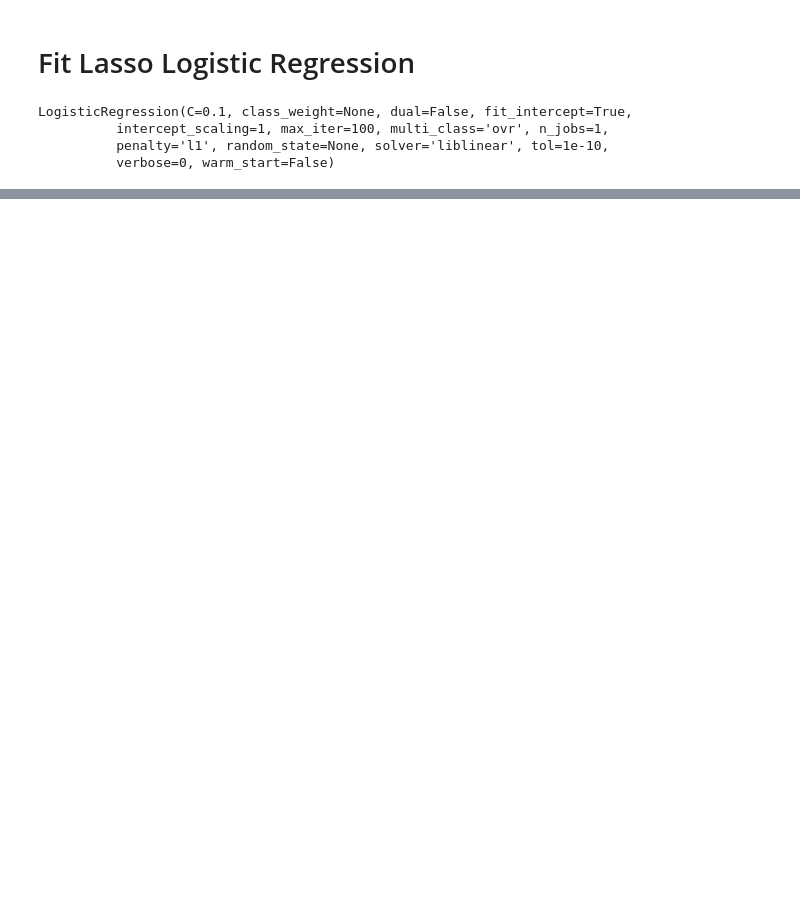
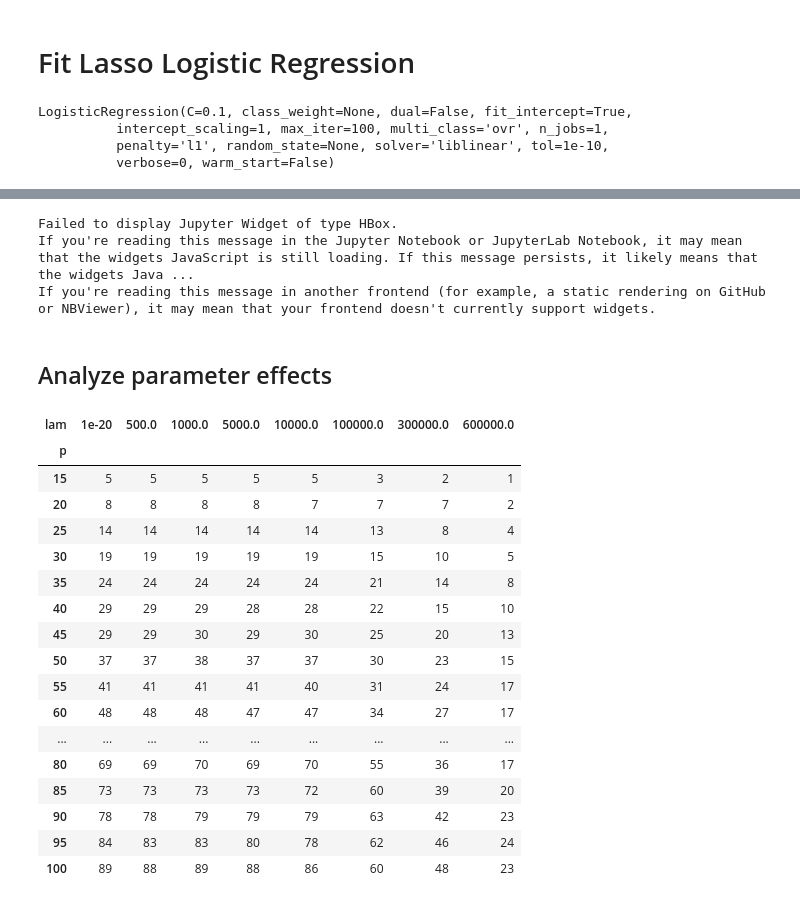
Before and after one commit to frtennis1/stat244-project, a Jupyter notebook: Lasso Model Selection.ipynb, the cells around one changed output, grey strips where cells are left out. Drawn from its saved outputs; the diff is of its cells as text; code cells hidden in the pictures; blank space fills up the shorter version.

```diff
--- a/Lasso Model Selection.ipynb
+++ b/Lasso Model Selection.ipynb
@@ -56,0 +57,20 @@ array([ -9.06879332e-01,  -1.53906227e+00,   1.37243743e-02,
+# %%
+def get_lasso_stats(X, y, lam=.1):
+    n, p = X.shape
+    small_beta = beta[:p]
+    logistic = LogisticRegression(penalty='l1', C=1/lam*n)
+    logistic.fit(X, y)
+    fit_coeffs = logistic.coef_.flatten()
+
+    res = {}
+
+    res['p'] = p
+    res['n'] = n
+    res['lam'] = lam
+    res['algo'] = 'lasso'
+    res['beta_sum_sq'] = sum((small_beta - fit_coeffs)**2)
+    res['y_rmse'] = mean_squared_error(expit(X @ small_beta), expit(X @ fit_coeffs))
+    res['symm_diff'] = len(set(range(num_significant)) ^
+                        set([i for i, val in enumerate(fit_coeffs) if abs(val) > 1e-3]))
+
+    return res
@@ -56,0 +95,38 @@ array([ -9.06879332e-01,  -1.53906227e+00,   1.37243743e-02,
+# %%
+results = []
+
+p_test = p
+n_test = int(1e4)
+
+for p_test in tqdm(ps):
+    for lam_test in lams:
+        results.append(get_lasso_stats(X[:n_test,:p_test], y[:n_test], lam_test))
+
+results = pd.DataFrame(results)
+# %% [output]
+Failed to display Jupyter Widget of type HBox.
+If you're reading this message in the Jupyter Notebook or JupyterLab Notebook, it may mean that the widgets JavaScript is still loading. If this message persists, it likely means that the widgets Java ...
+If you're reading this message in another frontend (for example, a static rendering on GitHub or NBViewer), it may mean that your frontend doesn't currently support widgets.
+# %% [markdown]
+## Analyze parameter effects
+# %%
+results.pivot(index='p', columns='lam', values='symm_diff')
+# %% [output]
+| lam | 1e-20 | 500.0 | 1000.0 | 5000.0 | 10000.0 | 100000.0 | 300000.0 | 600000.0 |
+| p |  |  |  |  |  |  |  |  |
+| 15 | 5 | 5 | 5 | 5 | 5 | 3 | 2 | 1 |
+| 20 | 8 | 8 | 8 | 8 | 7 | 7 | 7 | 2 |
+| 25 | 14 | 14 | 14 | 14 | 14 | 13 | 8 | 4 |
+| 30 | 19 | 19 | 19 | 19 | 19 | 15 | 10 | 5 |
+| 35 | 24 | 24 | 24 | 24 | 24 | 21 | 14 | 8 |
+| 40 | 29 | 29 | 29 | 28 | 28 | 22 | 15 | 10 |
+| 45 | 29 | 29 | 30 | 29 | 30 | 25 | 20 | 13 |
+| 50 | 37 | 37 | 38 | 37 | 37 | 30 | 23 | 15 |
+| 55 | 41 | 41 | 41 | 41 | 40 | 31 | 24 | 17 |
+| 60 | 48 | 48 | 48 | 47 | 47 | 34 | 27 | 17 |
+| ... | ... | ... | ... | ... | ... | ... | ... | ... |
+| 80 | 69 | 69 | 70 | 69 | 70 | 55 | 36 | 17 |
+| 85 | 73 | 73 | 73 | 73 | 72 | 60 | 39 | 20 |
+| 90 | 78 | 78 | 79 | 79 | 79 | 63 | 42 | 23 |
+| 95 | 84 | 83 | 83 | 80 | 78 | 62 | 46 | 24 |
+| 100 | 89 | 88 | 89 | 88 | 86 | 60 | 48 | 23 |
```
Also changed, not shown: parts of 17 cells of this notebook, 4 other files.
